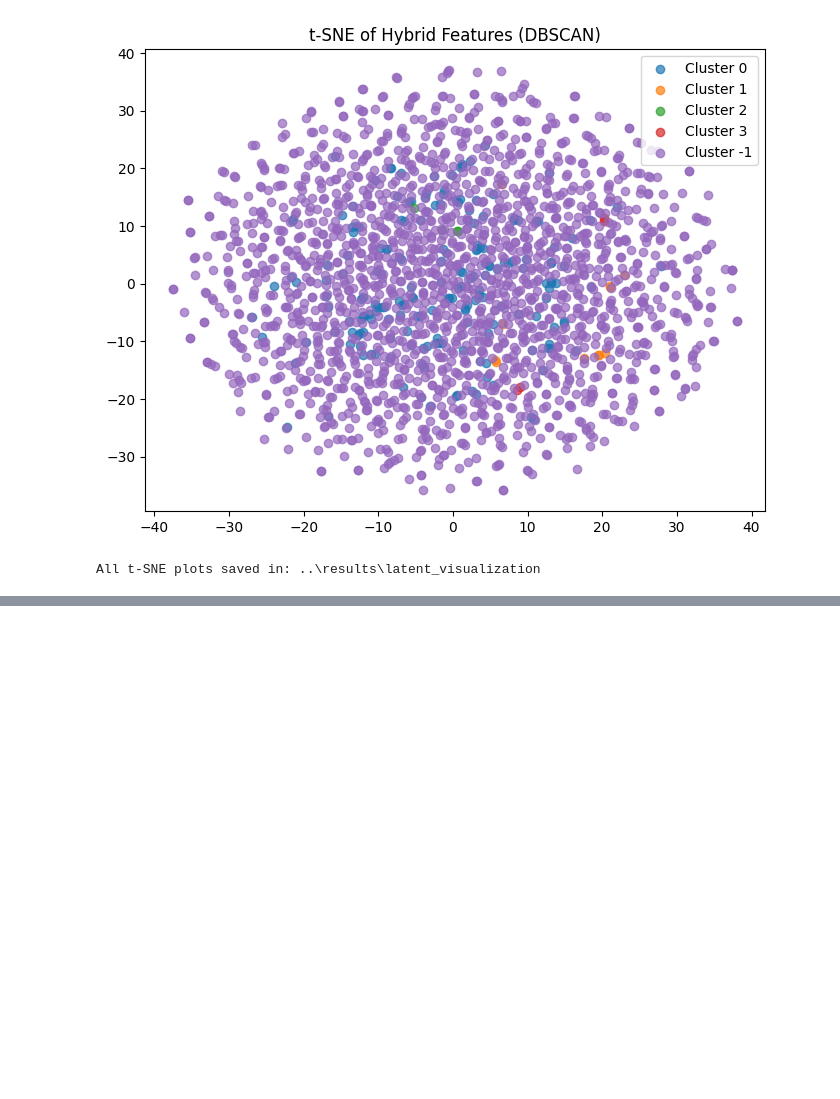
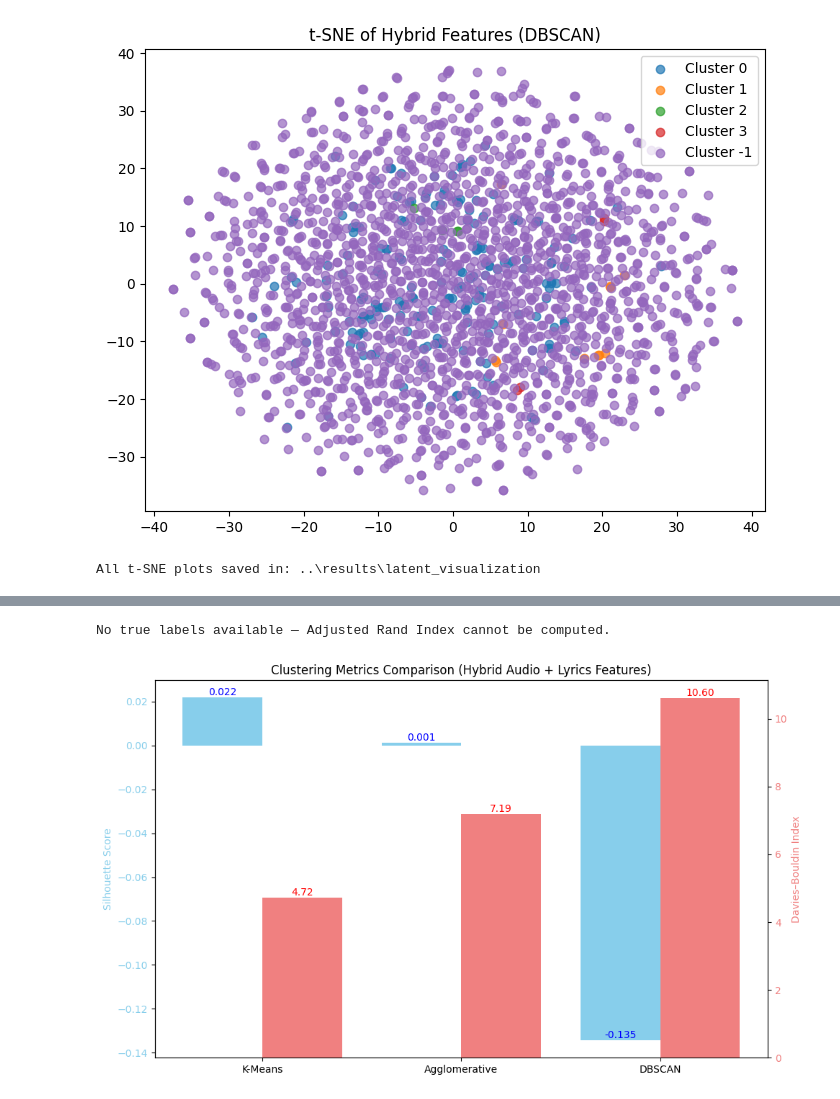
Before and after one commit to prithu011/VAE-Clusturing-Neural-Network-Project, a Jupyter notebook: project/src/clustering.ipynb, the cells around one changed output, grey strips where cells are left out. Saved outputs shown, nothing was run; the diff lists cells and outputs as text; code cells hidden in the pictures; blank space fills up the shorter version.

```diff
--- a/project/src/clustering.ipynb
+++ b/project/src/clustering.ipynb
@@ -330,0 +357,57 @@ All t-SNE plots saved in: ..\results\latent_visualization
+# %%
+# Adjusted Rand Index Calculation
+from sklearn.metrics import adjusted_rand_score
+if 'true_labels' in globals() or 'true_labels' in locals():
+    if true_labels is not None and len(true_labels) == len(cluster_labels):
+        ari_score = adjusted_rand_score(true_labels, cluster_labels)
+        print("Adjusted Rand Index (ARI):", ari_score)
+    else:
+        print("True labels exist but length mismatch — ARI cannot be computed.")
+else:
+    print("No true labels available — Adjusted Rand Index cannot be computed.")
+# %% [output]
+No true labels available — Adjusted Rand Index cannot be computed.
+# %%
+# Summary Plot of Clustering Metrics
+methods = ["K-Means", "Agglomerative", "DBSCAN"]
+
+# Your actual scores
+silhouette_scores = [0.02188996970653534, 0.001184927299618721, -0.13452596962451935]
+db_scores = [4.720057161395082, 7.192023964329495, 10.60439374073648]
+
+x = np.arange(len(methods))
+width = 0.4
+
+fig, ax1 = plt.subplots(figsize=(10,6))
+
+# Plot Silhouette Score on left Y-axis
+bars1 = ax1.bar(x - width/2, silhouette_scores, width, color='skyblue', label='Silhouette Score')
+ax1.set_ylabel('Silhouette Score', color='skyblue')
+ax1.tick_params(axis='y', labelcolor='skyblue')
+ax1.set_xticks(x)
+ax1.set_xticklabels(methods)
+
+# Add labels on Silhouette bars
+for bar, score in zip(bars1, silhouette_scores):
+    ax1.text(bar.get_x() + bar.get_width()/2, bar.get_height(), f"{score:.3f}", ha='center', va='bottom', color='blue', fontsize=10)
+
+# Plot Davies–Bouldin Index on right Y-axis
+ax2 = ax1.twinx()
+bars2 = ax2.bar(x + width/2, db_scores, width, color='lightcoral', label='Davies–Bouldin Index')
+ax2.set_ylabel('Davies–Bouldin Index', color='lightcoral')
+ax2.tick_params(axis='y', labelcolor='lightcoral')
+
+# Add labels on DBI bars
+for bar, score in zip(bars2, db_scores):
+    ax2.text(bar.get_x() + bar.get_width()/2, bar.get_height(), f"{score:.2f}", ha='center', va='bottom', color='red', fontsize=10)
+
+# Title and layout
+plt.title("Clustering Metrics Comparison (Hybrid Audio + Lyrics Features)")
+fig.tight_layout()
+
+# Save figure
+plt.savefig(output_dir / "clustering_metrics_summary_dual_axis.png")
+plt.show()
+plt.close()
+# %% [output]
+[figure, added]
```
Also changed, not shown: parts of 3 cells of this notebook, 5 other files.
